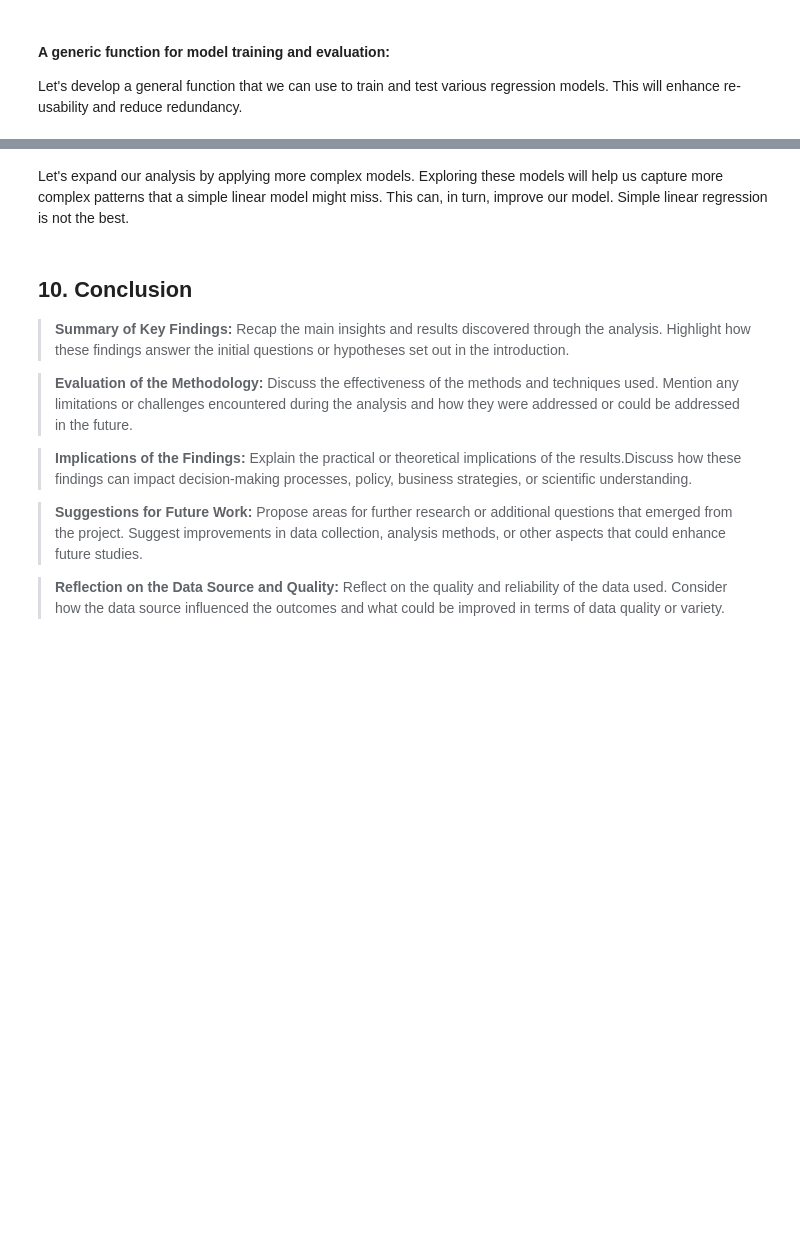
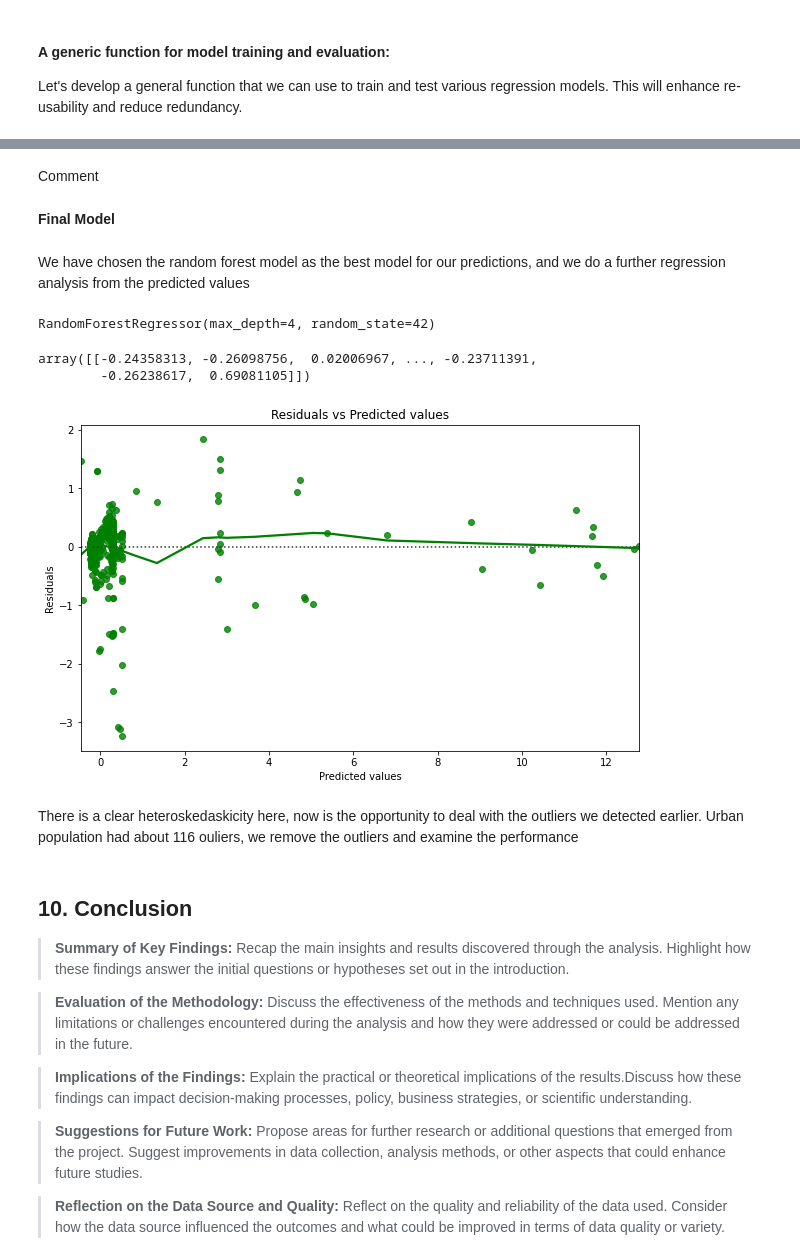
Before and after one commit to VuyiswaK/2401PTDS_Regression_Project, a Jupyter notebook: Project notebook.ipynb, the cells around one changed output, grey strips where cells are left out. Drawn from its saved outputs; the diff is of its cells as text; code cells hidden in the pictures; blank space fills up the shorter version.

```diff
--- a/Project notebook.ipynb
+++ b/Project notebook.ipynb
@@ -862,7 +888,13 @@ Fitting the model using `statsmodels.OLS`. We will train another two models, but
 # %%
+#create model object
+ridge = Ridge(alpha=0.1)
+ridge_1 = Ridge(alpha=0.5)
+ridge_2 = Ridge(alpha=1)
 
-ridge = Ridge(alpha=1)
+# Fit and train model
 ridge.fit(x_train, y_train)
+ridge_1.fit(x_train, y_train)
+ridge_2.fit(x_train, y_train)
 # %% [output]
 Ridge(alpha=1)
 # %% [markdown]
@@ -881,6 +934,11 @@ Pipeline(steps=[('polynomialfeatures', PolynomialFeatures()),
 # %%
-from sklearn.ensemble import RandomForestRegressor
+#create model object
+rf = RandomForestRegressor(random_state=42, max_depth=4)
+rf_1 = RandomForestRegressor(n_estimators = 200, random_state=42, max_depth=4)
+rf_2 = RandomForestRegressor(n_estimators = 100, random_state=42, max_depth=8)
 
-rf = RandomForestRegressor(random_state=42, max_depth=4)
+# Train the model
 rf.fit(x_train,y_train)
+rf_1.fit(x_train,y_train)
+rf_2.fit(x_train,y_train)
 # %% [output]
@@ -887,0 +950,10 @@ RandomForestRegressor(max_depth=4, random_state=42)
+# %%
+# Create SVR model with RBF kernel
+svr = make_pipeline(StandardScaler(), SVR(kernel='linear', C=1, epsilon=0.1))
+svr_1 = make_pipeline(StandardScaler(), SVR(kernel='linear', C=0.5, epsilon=0.9))
+svr_2 = make_pipeline(StandardScaler(), SVR(kernel='linear', C=1, epsilon=0.1))
+
+# Fit the model
+svr.fit(x_train, y_train)
+svr_1.fit(x_train, y_train)
+svr_2.fit(x_train, y_train)
@@ -964,5 +1138,37 @@ plt.show()
+# %% [markdown]
+Comment
+# %% [markdown]
+**Final Model**
+# %% [markdown]
+We have chosen the random forest model as the best model for our predictions, and we do a further regression analysis from the predicted values
+# %%
+#create model object
+rf = RandomForestRegressor(random_state=42, max_depth=4)
+
+# Train the model
+rf.fit(x_train,y_train)
+# %% [output]
+RandomForestRegressor(max_depth=4, random_state=42)
+# %%
+y_test.reshape(1,-1)
+# %% [output]
+array([[-0.24358313, -0.26098756,  0.02006967, ..., -0.23711391,
+        -0.26238617,  0.69081105]])
+# %%
+y_pred = rf.predict(x_test)
+
+residuals = y_pred-y_test.reshape(1,-1)
+# Create a residual plot
+plt.figure(figsize=(10, 6))
+sns.residplot(x=y_pred, y=residuals, lowess=True, color="g")
+plt.xlabel('Predicted values')
+plt.ylabel('Residuals')
+plt.title('Residuals vs Predicted values')
+plt.show()
+# %% [output]
+[figure, added]
 # %% [markdown]
-Let's expand our analysis by applying more complex models. Exploring these models will help us capture more complex patterns that a simple linear model might miss. This can, in turn, improve our model. Simple linear regression is not the best.
+There is a clear heteroskedaskicity here, now is the opportunity to deal with the outliers we detected earlier. Urban population had about 116 ouliers, we remove the outliers and examine the performance
 # %% [markdown]
 ## 10. Conclusion <a class="anchor" id="chapter10"></a>
 
```
Also changed, not shown: parts of 56 cells of this notebook.
